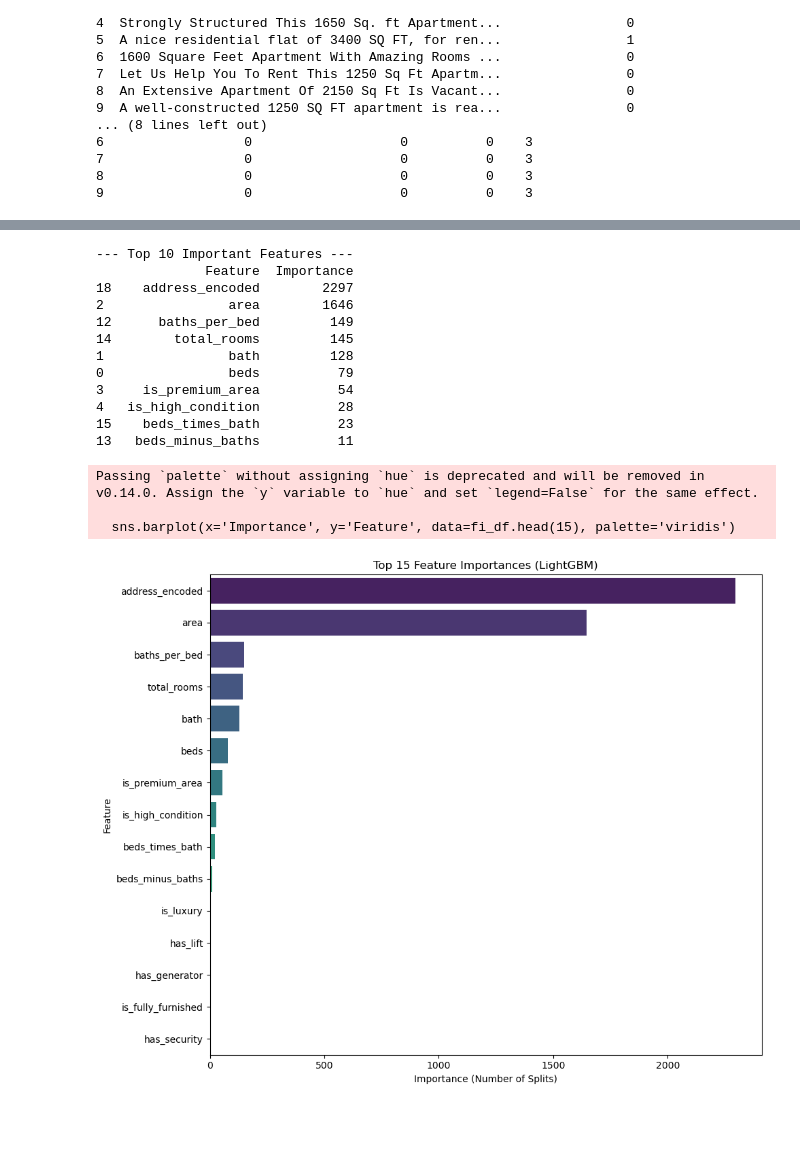
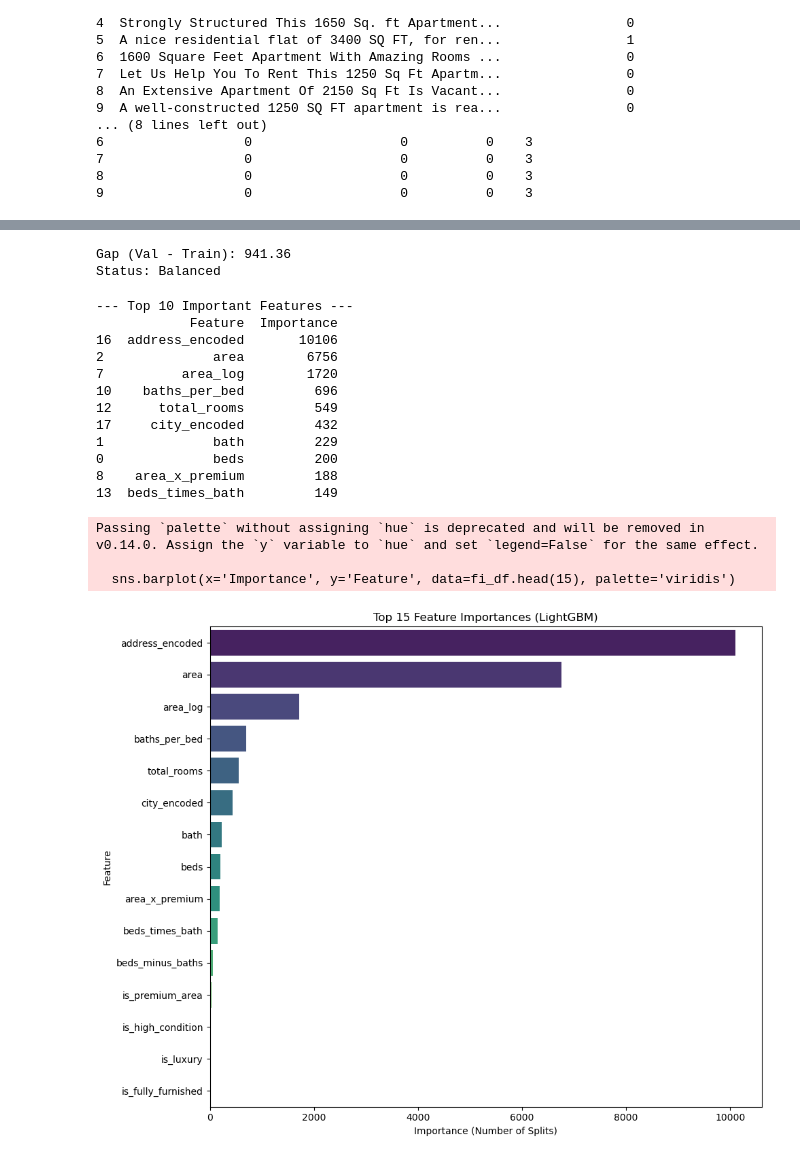
Before and after one commit to ahs95/House_price, a Jupyter notebook: House_price_model.ipynb, the cells around one changed output, grey strips where cells are left out. Drawn from its saved outputs; the diff is of its cells as text; code cells hidden in the pictures; blank space fills up the shorter version.

```diff
--- a/House_price_model.ipynb
+++ b/House_price_model.ipynb
@@ -270,7 +269,7 @@ df = df.drop(cols_to_drop, axis=1)
 # %%
 df = pd.get_dummies(df, columns=['type'], drop_first=True)
 # %%
-X = df.drop('price', axis=1)
+X = df.drop(['price'], axis=1)
 y = df['price']
 y_log = np.log1p(y)
 # %%
@@ -306,18 +286,38 @@ X_test_enc  = encode_address(X_test, mean_map, global_mean)
+# %%
+def encode_features(data, map_addr, glob_addr, map_city, glob_city):
+    data_copy = data.copy()
+    data_copy['address_encoded'] = data_copy['address'].map(map_addr).fillna(glob_addr)
+    data_copy['city_encoded'] = data_copy['city'].map(map_city).fillna(glob_city)
+    data_copy.drop(['address', 'city'], axis=1, inplace=True)
+    return data_copy
+
+X_train_enc = encode_features(X_train, mean_map_address, global_mean_address, mean_map_city, global_mean_city)
+X_val_enc   = encode_features(X_val, mean_map_address, global_mean_address, mean_map_city, global_mean_city)
+X_test_enc  = encode_features(X_test, mean_map_address, global_mean_address, mean_map_city, global_mean_city)
 # %%
-model = lgb.LGBMRegressor(
+model_final = lgb.LGBMRegressor(
     objective='regression',
-    metric='rmse',          # Optimizing for Root Mean Squared Error
-    num_leaves=31,          # Controls model complexity (default 31)
-    learning_rate=0.05,     # Step size shrinkage
-    n_estimators=1000,      # Number of boosting rounds (we will use early stopping)
+    metric='rmse',
+
+    num_leaves=20,
+    min_data_in_leaf=100,
+    max_depth=-1,
+    learning_rate=0.02,
+    n_estimators=5000,
+    reg_alpha=0.5,
+    reg_lambda=0.5,
+    feature_fraction=0.8,
+    bagging_fraction=0.8,
+    bagging_freq=5,
+
     random_state=42,
-    verbose=-1              # Suppress info logs
+    verbose=-1
 )
 # %%
-model.fit(
+model_final.fit(
     X_train_enc,
     y_train_log,
     eval_set=[(X_val_enc, y_val_log)],
-    callbacks=[lgb.early_stopping(stopping_rounds=10, verbose=False)]
+    callbacks=[lgb.early_stopping(stopping_rounds=50, verbose=False)]
 )
 # %% [output]
@@ -370,39 +353,52 @@ Status: Good Fit
+# %%
+diff = val_rmse - train_rmse
+print(f"Gap (Val - Train): {diff:,.2f}")
+
+if diff > 1000:
+    print("Status: Still Overfitting (Gap is wide)")
+elif diff < 500:
+    print("Status: Stable (Gap is small)")
+else:
+    print("Status: Balanced")
+# %% [output]
+Gap (Val - Train): 941.36
+Status: Balanced
 # %%
-importance = model.feature_importances_
+importance = model_final.feature_importances_
 feature_names = X_train_enc.columns
 
 # Create a DataFrame to hold the results
 fi_df = pd.DataFrame({
     'Feature': feature_names,
     'Importance': importance
 }).sort_values(by='Importance', ascending=False)
 
 # Display top 10 features
 print("\n--- Top 10 Important Features ---")
 print(fi_df.head(10))
 
 # Plot Feature Importance
 plt.figure(figsize=(10, 8))
 sns.barplot(x='Importance', y='Feature', data=fi_df.head(15), palette='viridis')
 plt.title('Top 15 Feature Importances (LightGBM)')
 plt.xlabel('Importance (Number of Splits)')
 plt.savefig('feature_importance.png', dpi=300, bbox_inches='tight', facecolor='white')
 plt.tight_layout()
 plt.show()
 # %% [output]
 --- Top 10 Important Features ---
-              Feature  Importance
-18    address_encoded        2297
-2                area        1646
-12      baths_per_bed         149
-14        total_rooms         145
-1                bath         128
-0                beds          79
-3     is_premium_area          54
-4   is_high_condition          28
-15    beds_times_bath          23
-13   beds_minus_baths          11
+            Feature  Importance
+16  address_encoded       10106
+2              area        6756
+7          area_log        1720
+10    baths_per_bed         696
+12      total_rooms         549
+17     city_encoded         432
+1              bath         229
+0              beds         200
+8    area_x_premium         188
+13  beds_times_bath         149
 Passing `palette` without assigning `hue` is deprecated and will be removed in v0.14.0. Assign the `y` variable to `hue` and set `legend=False` for the same effect.
 
   sns.barplot(x='Importance', y='Feature', data=fi_df.head(15), palette='viridis')
-[figure, old version]
+[figure, new version]
```
Also changed, not shown: parts of 17 cells of this notebook, 1 other file.
